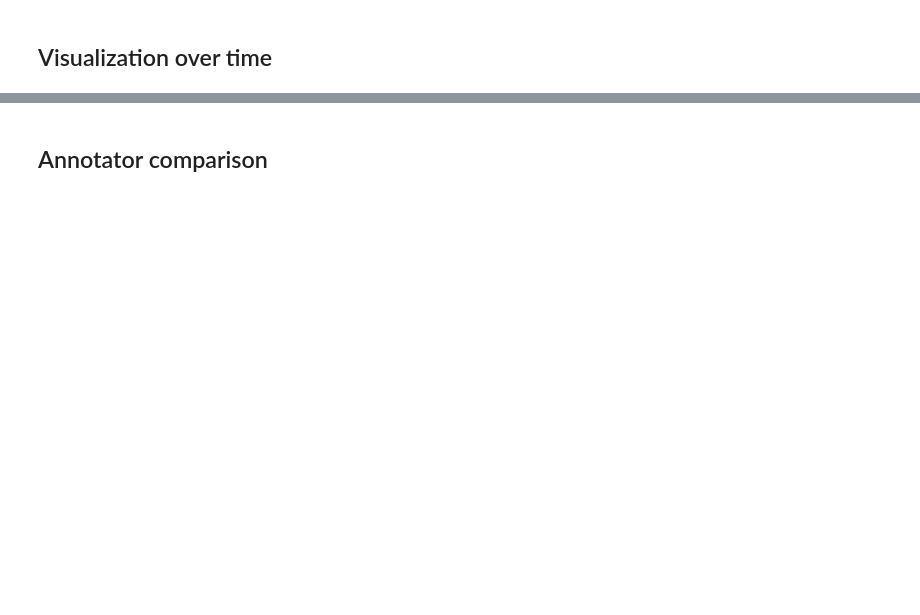
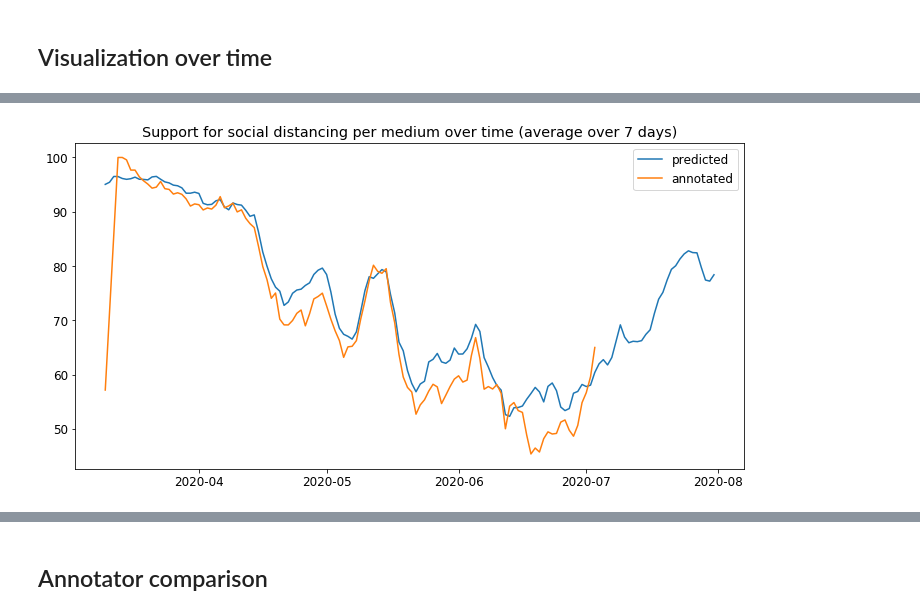
Before and after one commit to puregome/notebooks, a Jupyter notebook: fasttext.ipynb, the cells around one changed output, grey strips where cells are left out. Cells and saved outputs as stored; diff of their text form; code cells hidden in the pictures; blank space fills up the shorter version.

```diff
--- a/fasttext.ipynb
+++ b/fasttext.ipynb
@@ -596,3 +522,46 @@ plt.show()
+# %%
+df = pd.read_csv(ANNOTATEDFILE,index_col=DATE,dtype={EENS:"float",ONEENS:"float",ANDERS:"float"})
+totals = []
+for i in range(0,len(df)):
+    total = df.iloc[i][EENS]+df.iloc[i][ONEENS]+df.iloc[i][ANDERS]
+    if df.iloc[i][EENS]+df.iloc[i][ONEENS] > 0:
+        df.iloc[i][EENS] = 100*df.iloc[i][EENS]/(total-df.iloc[i][ANDERS])
+        df.iloc[i][ONEENS] = 100*df.iloc[i][ONEENS]/(total-df.iloc[i][ANDERS])
+        df.iloc[i][ANDERS] = 100*df.iloc[i][ANDERS]/(total-df.iloc[i][ANDERS])
+    else:
+        df.iloc[i][ANDERS] = 100
+    totals.append(total)
+df[TOTAL] = totals
+annotatedDict = df.T.to_dict(orient="dict")
+annotatedDict = {d:annotatedDict[d] for d in sorted(annotatedDict.keys())}
+results[ANNOTATED] = annotatedDict
+# %%
+PLOTFILEANNOTATED = "manual-annotation.png"
+
+x = {}
+ySupports = {}
+plt.subplots(figsize=(12,6))
+font = {"size":12}
+matplotlib.rc("font",**font)
+ax = plt.subplot(111)
+for source in [TWITTER]:
+    x[source] = [datetime.datetime.strptime(k,DATEFORMAT) for k in results[source].keys()]
+    ySupports[source] = movingAverage([results[source][k][SUPPORTS] for k in results[source].keys()],DAYSCOMBINED)
+    xPart = [x[source][i] for i in range(0,len(x[source])) if x[source][i] >= datetime.datetime.strptime(STARTDATE,DATEFORMAT)]
+    ySupportsPart = [ySupports[source][i] for i in range(0,len(x[source])) if x[source][i] >= datetime.datetime.strptime(STARTDATE,DATEFORMAT)]
+    plt.plot_date(xPart,ySupportsPart,fmt="-",label="predicted")
+for source in [ANNOTATED]:
+    x[source] = [datetime.datetime.strptime(str(k),DATEFORMAT) for k in results[source].keys()]
+    ySupports[source] = movingAverage([results[source][k][EENS] for k in results[source].keys()],DAYSCOMBINED)
+    xPart = [x[source][i] for i in range(0,len(x[source])) if x[source][i] >= datetime.datetime.strptime(STARTDATE,DATEFORMAT)]
+    ySupportsPart = [ySupports[source][i] for i in range(0,len(x[source])) if x[source][i] >= datetime.datetime.strptime(STARTDATE,DATEFORMAT)]
+    plt.plot_date(xPart,ySupportsPart,fmt="-",label=ANNOTATED)
+plt.title("Support for social distancing per medium over time (average over "+str(DAYSCOMBINED)+" days)")
+plt.legend()
+plt.savefig(PLOTFILEANNOTATED)
+plt.show()
+# %% [output]
+[figure, added]
 # %%
 allResults = results
 results = results[TWITTER]
```
Also changed, not shown: parts of 31 cells of this notebook.
